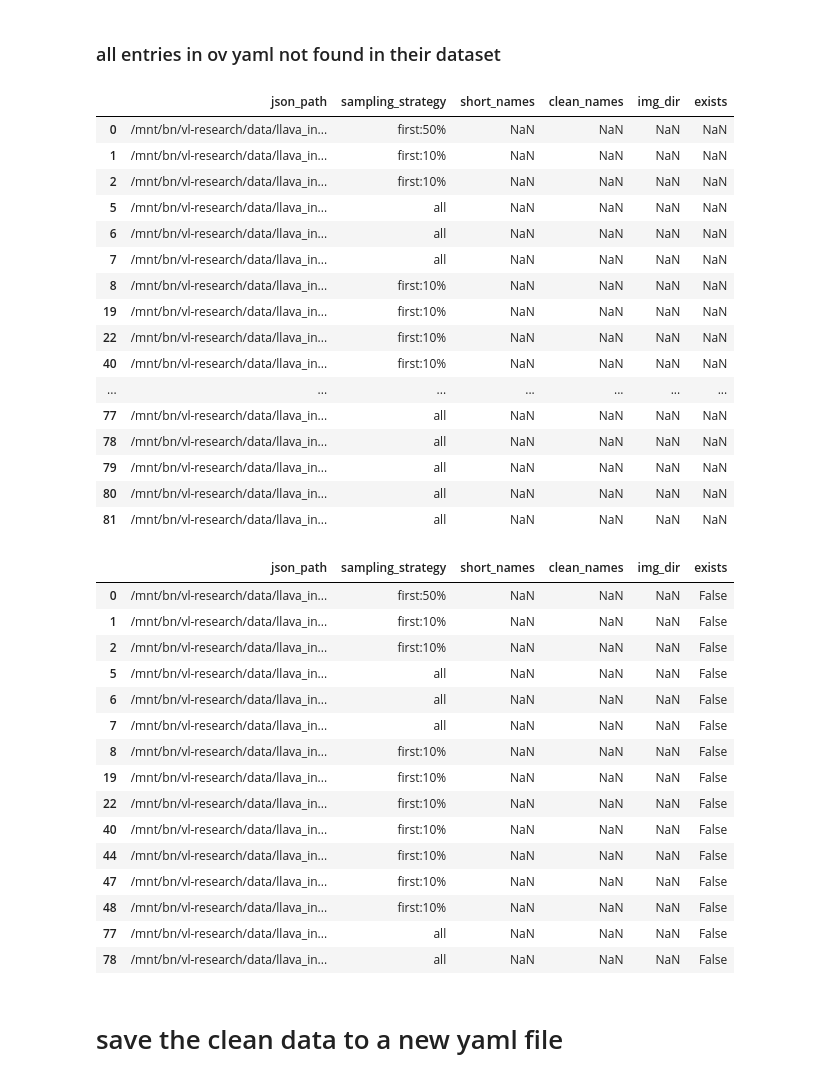
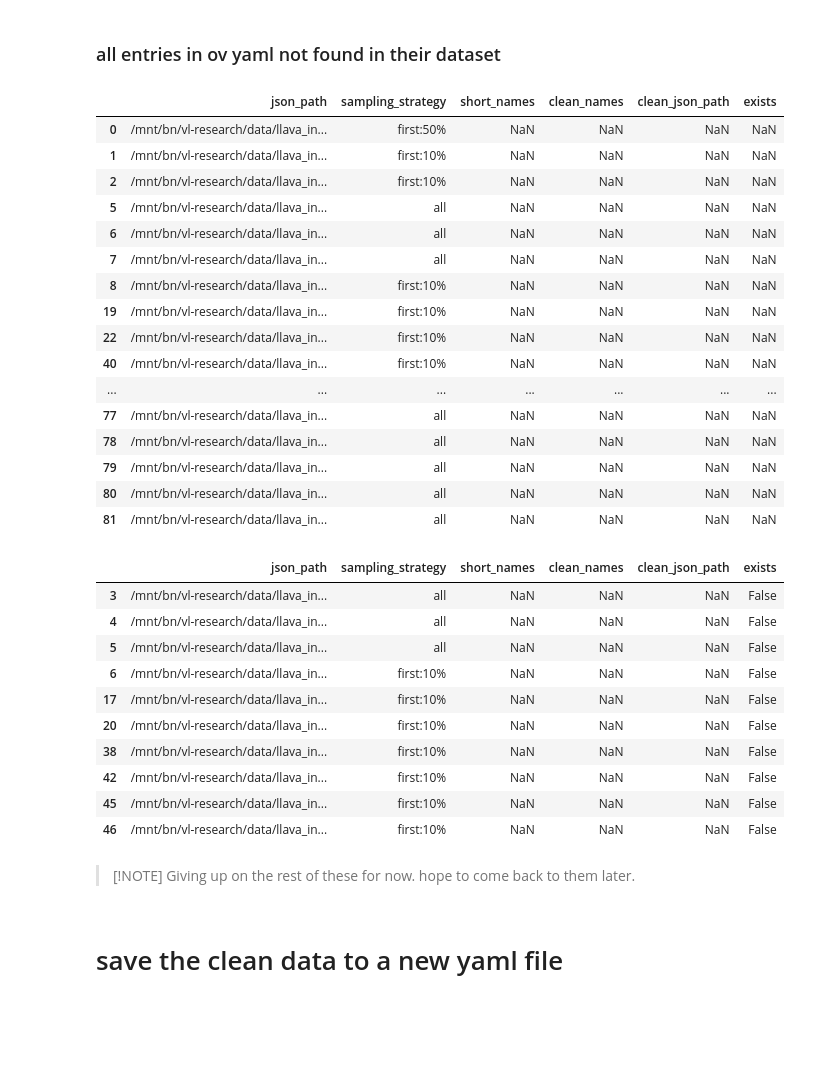
Before and after one commit to ellisbrown/LLaVA-NeXT, a Jupyter notebook: scripts/train/clean_data.ipynb, the cells around one changed output. Drawn from its saved outputs; the diff is of its cells as text; code cells hidden in the pictures; blank space fills up the shorter version.

```diff
--- a/scripts/train/clean_data.ipynb
+++ b/scripts/train/clean_data.ipynb
@@ -203,9 +204,10 @@ df
 | 79 | /mnt/bn/vl-research/data/llava_in... | vistext(cauldron) | vistext_cauldron |
 | 80 | /mnt/bn/vl-research/data/llava_in... | websight(cauldron) | websight_cauldron |
 # %%
-img_path = "/data/weka/ellisb/datasets/video/llava_ov_data/images"
+DATASET_ROOT = "/data/weka/ellisb/datasets/video"
+img_path = DATASET_ROOT + "/llava_ov_data/images"
 
-df["img_dir"] = df["clean_names"].apply(lambda x: os.path.join(img_path, x))
-df["exists"] = df["img_dir"].apply(os.path.exists)
+df["clean_json_path"] = df["clean_names"].apply(lambda x: os.path.join(img_path, x, "data.json"))
+df["exists"] = df["clean_json_path"].apply(os.path.exists)
 df
 # %% [output]
@@ -359,7 +361,7 @@ a[a["sampling_strategy"].isna()]
 pd.set_option('display.max_colwidth', 120)
 merged_df[merged_df["exists"] != True]
 # %% [output]
-|  | json_path | sampling_strategy | short_names | clean_names | img_dir | exists |
+|  | json_path | sampling_strategy | short_names | clean_names | clean_json_path | exists |
 | 0 | /mnt/bn/vl-research/data/llava_in... | first:50% | NaN | NaN | NaN | NaN |
 | 1 | /mnt/bn/vl-research/data/llava_in... | first:10% | NaN | NaN | NaN | NaN |
 | 2 | /mnt/bn/vl-research/data/llava_in... | first:10% | NaN | NaN | NaN | NaN |
@@ -378,43 +380,59 @@ merged_df[merged_df["exists"] != True]
 | 81 | /mnt/bn/vl-research/data/llava_in... | all | NaN | NaN | NaN | NaN |
 # %%
 manual_maps = {
-    "/mnt/bn/vl-research/data/llava_instruct/real_vision_flan/academic_source_30s_v1_all.json": "/data/weka/ellisb/datasets/video/llava_video_178k/0_30_s_academic_v0_1/0_30_s_academic_oe_v0_1_qa_processed.json",
-    "/mnt/bn/vl-research/data/llava_instruct/real_vision_flan/0718_0_30_s_academic_mc_v0_1_all.json": "/data/weka/ellisb/datasets/video/llava_video_178k/0_30_s_academic_v0_1/0_30_s_academic_mc_v0_1_qa_processed.json",
-    "/mnt/bn/vl-research/data/llava_instruct/real_vision_flan/sharegpt4video_255000.json": "/data/weka/ellisb/datasets/video/llava_video_178k/llava_hound/sharegptvideo_qa_255k_processed.json",
+    # LLaVA-NeXT Data
+    "/mnt/bn/vl-research/data/llava_instruct/real_vision_flan/llava_next_fit_mix_filtered_text_wild_738590.json": f"{DATASET_ROOT}/llava_next/llava_next_raw_format/llava_next_raw_format_processed.json",
+    # M4-Instruct Data
+    "/mnt/bn/vl-research/data/llava_instruct/real_vision_flan/llava_ofa_DEMON-FULL_filtered_311085.json": f"{DATASET_ROOT}/m4_instruct/m4_instruct_annotations.json",
+    # LLaVA-Video Data
+    "/mnt/bn/vl-research/data/llava_instruct/real_vision_flan/academic_source_30s_v1_all.json": f"{DATASET_ROOT}/llava_video_178k/0_30_s_academic_v0_1/0_30_s_academic_oe_v0_1_qa_processed.json",
+    "/mnt/bn/vl-research/data/llava_instruct/real_vision_flan/0718_0_30_s_academic_mc_v0_1_all.json": f"{DATASET_ROOT}/llava_video_178k/0_30_s_academic_v0_1/0_30_s_academic_mc_v0_1_qa_processed.json",
+    "/mnt/bn/vl-research/data/llava_instruct/real_vision_flan/sharegpt4video_255000.json": f"{DATASET_ROOT}/llava_video_178k/llava_hound/sharegptvideo_qa_255k_processed.json",
 }
 
 to_add = [
-    # adding this here rather than combining the jsons
-    {"img_dir": "/data/weka/ellisb/datasets/video/llava_video_178k/0_30_s_academic_v0_1/0_30_s_academic_v0_1_cap_processed.json", "sampling_strategy": "all"},
+    # adding this here rather than combining the jsons manually
+    {"json_path": "/mnt/bn/vl-research/data/llava_instruct/real_vision_flan/academic_source_30s_v1_all.json",
+     "clean_json_path": f"{DATASET_ROOT}/llava_video_178k/0_30_s_academic_v0_1/0_30_s_academic_v0_1_cap_processed.json",
+     "sampling_strategy": "all"},
 ]
+
+to_remove = [
+    # not released:
+    "/mnt/bn/vl-research/data/llava_instruct/real_vision_flan/llava_wild_4v_39k.json",
+    "/mnt/bn/vl-research/data/llava_instruct/real_vision_flan/llava_wild_4v_12k.json",
+    # M4-Instruct Data (duplicate)
+    "/mnt/bn/vl-research/data/llava_instruct/real_vision_flan/llava_ofa_mantis-instruct_reformatted.json", # M4 contains both DEMON and MANTIS
+]
+
+# rm
+merged_df = merged_df[~merged_df["json_path"].isin(to_remove)]
 
 # Convert the list of dictionaries to a DataFrame and concatenate it with merged_df
 merged_df = pd.concat([merged_df, pd.DataFrame(to_add)], ignore_index=True)
 
 # apply manual mappings
 for k, v in manual_maps.items():
-    merged_df.loc[merged_df["json_path"] == k, "img_dir"] = v
+    merged_df.loc[merged_df["json_path"] == k, "clean_json_path"] = v
 
 # reapply the exists column
-merged_df["exists"] = merged_df["img_dir"].apply(lambda x: os.path.exists(x) if x is not None and isinstance(x, str) else False)
+merged_df["exists"] = merged_df["clean_json_path"].apply(lambda x: os.path.exists(x) if x is not None and isinstance(x, str) else False)
 merged_df[merged_df["exists"] != True]
 # %% [output]
-|  | json_path | sampling_strategy | short_names | clean_names | img_dir | exists |
-| 0 | /mnt/bn/vl-research/data/llava_in... | first:50% | NaN | NaN | NaN | False |
-| 1 | /mnt/bn/vl-research/data/llava_in... | first:10% | NaN | NaN | NaN | False |
-| 2 | /mnt/bn/vl-research/data/llava_in... | first:10% | NaN | NaN | NaN | False |
+|  | json_path | sampling_strategy | short_names | clean_names | clean_json_path | exists |
+| 3 | /mnt/bn/vl-research/data/llava_in... | all | NaN | NaN | NaN | False |
+| 4 | /mnt/bn/vl-research/data/llava_in... | all | NaN | NaN | NaN | False |
 | 5 | /mnt/bn/vl-research/data/llava_in... | all | NaN | NaN | NaN | False |
-| 6 | /mnt/bn/vl-research/data/llava_in... | all | NaN | NaN | NaN | False |
-| 7 | /mnt/bn/vl-research/data/llava_in... | all | NaN | NaN | NaN | False |
-| 8 | /mnt/bn/vl-research/data/llava_in... | first:10% | NaN | NaN | NaN | False |
-| 19 | /mnt/bn/vl-research/data/llava_in... | first:10% | NaN | NaN | NaN | False |
-| 22 | /mnt/bn/vl-research/data/llava_in... | first:10% | NaN | NaN | NaN | False |
-| 40 | /mnt/bn/vl-research/data/llava_in... | first:10% | NaN | NaN | NaN | False |
-| 44 | /mnt/bn/vl-research/data/llava_in... | first:10% | NaN | NaN | NaN | False |
-| 47 | /mnt/bn/vl-research/data/llava_in... | first:10% | NaN | NaN | NaN | False |
-| 48 | /mnt/bn/vl-research/data/llava_in... | first:10% | NaN | NaN | NaN | False |
-| 77 | /mnt/bn/vl-research/data/llava_in... | all | NaN | NaN | NaN | False |
-| 78 | /mnt/bn/vl-research/data/llava_in... | all | NaN | NaN | NaN | False |
+| 6 | /mnt/bn/vl-research/data/llava_in... | first:10% | NaN | NaN | NaN | False |
+| 17 | /mnt/bn/vl-research/data/llava_in... | first:10% | NaN | NaN | NaN | False |
+| 20 | /mnt/bn/vl-research/data/llava_in... | first:10% | NaN | NaN | NaN | False |
+| 38 | /mnt/bn/vl-research/data/llava_in... | first:10% | NaN | NaN | NaN | False |
+| 42 | /mnt/bn/vl-research/data/llava_in... | first:10% | NaN | NaN | NaN | False |
+| 45 | /mnt/bn/vl-research/data/llava_in... | first:10% | NaN | NaN | NaN | False |
+| 46 | /mnt/bn/vl-research/data/llava_in... | first:10% | NaN | NaN | NaN | False |
+# %% [markdown]
+> [!NOTE]
+> Giving up on the rest of these for now. hope to come back to them later.
 # %% [markdown]
 # save the clean data to a new yaml file
 # %%
```
Also changed, not shown: parts of 9 cells of this notebook, 6 other files.
